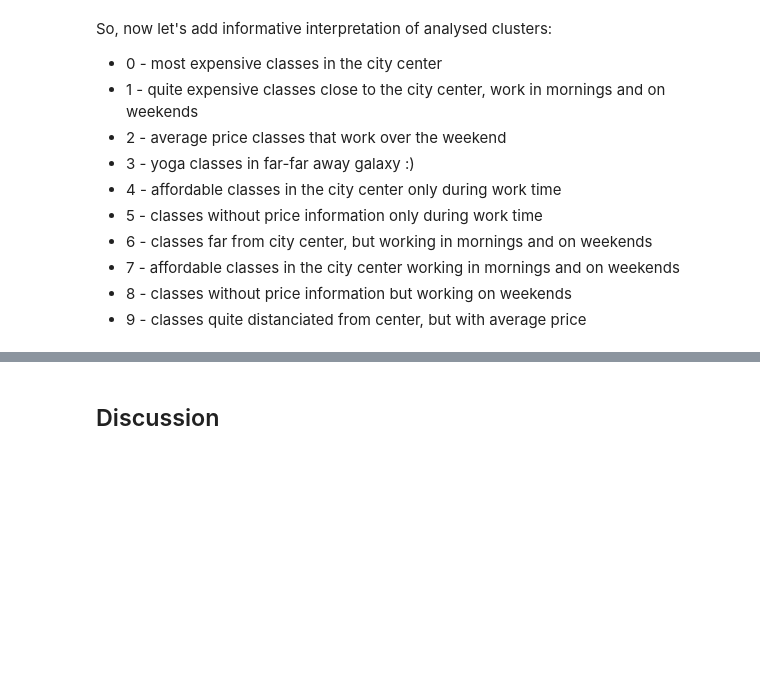
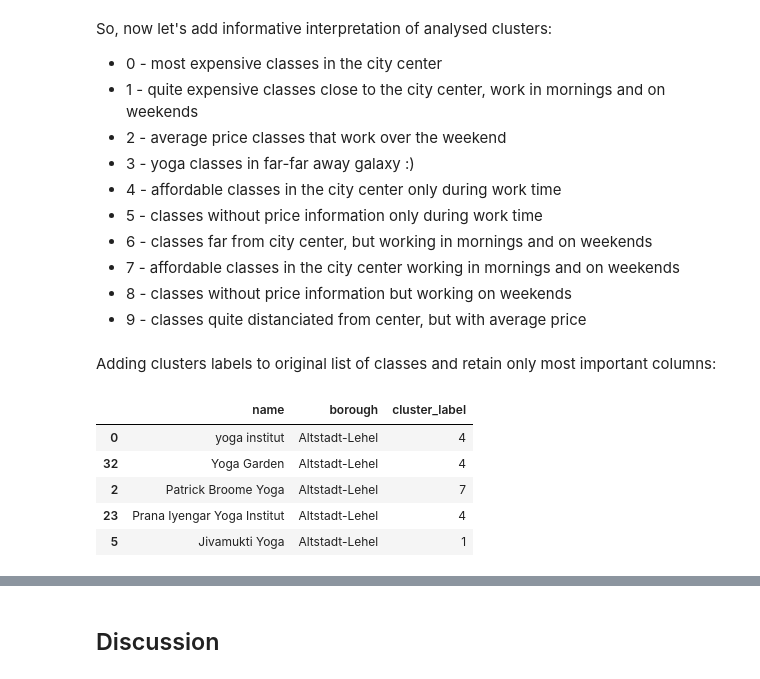
Before and after one commit to tarys/the-battle-of-neighborhoods, a Jupyter notebook: capstone-project.ipynb, the cells around one changed output, grey strips where cells are left out. Drawn from its saved outputs; the diff is of its cells as text; code cells hidden in the pictures; blank space fills up the shorter version.

```diff
--- a/capstone-project.ipynb
+++ b/capstone-project.ipynb
@@ -268,4 +305,17 @@ So, now let's add informative interpretation of analysed clusters:
 * 7 - affordable classes in the city center working in mornings and on weekends
 * 8 - classes without price information but working on weekends
 * 9 - classes quite distanciated from center, but with average price
+# %% [markdown]
+Adding clusters labels to original list of classes and retain only most important columns:
+# %%
+yoga_labeled = pd.merge(yoga_classes_df, yoga_classes_df_clustering['cluster_label'], left_index=True, right_index=True)
+yoga_final = yoga_labeled[['name', 'borough','cluster_label']].sort_values(by=['borough'])
+yoga_final.head()
+# %% [output]
+|  | name | borough | cluster_label |
+| 0 | yoga institut | Altstadt-Lehel | 4 |
+| 32 | Yoga Garden | Altstadt-Lehel | 4 |
+| 2 | Patrick Broome Yoga | Altstadt-Lehel | 7 |
+| 23 | Prana Iyengar Yoga Institut | Altstadt-Lehel | 4 |
+| 5 | Jivamukti Yoga | Altstadt-Lehel | 1 |
 # %% [markdown]
```
Also changed, not shown: parts of 14 cells of this notebook.
